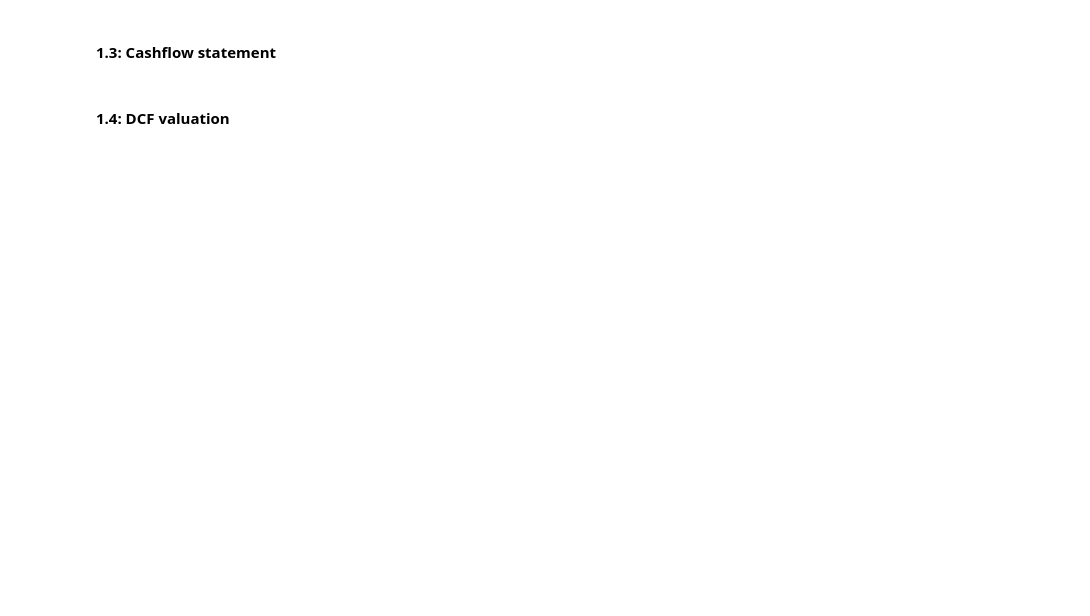
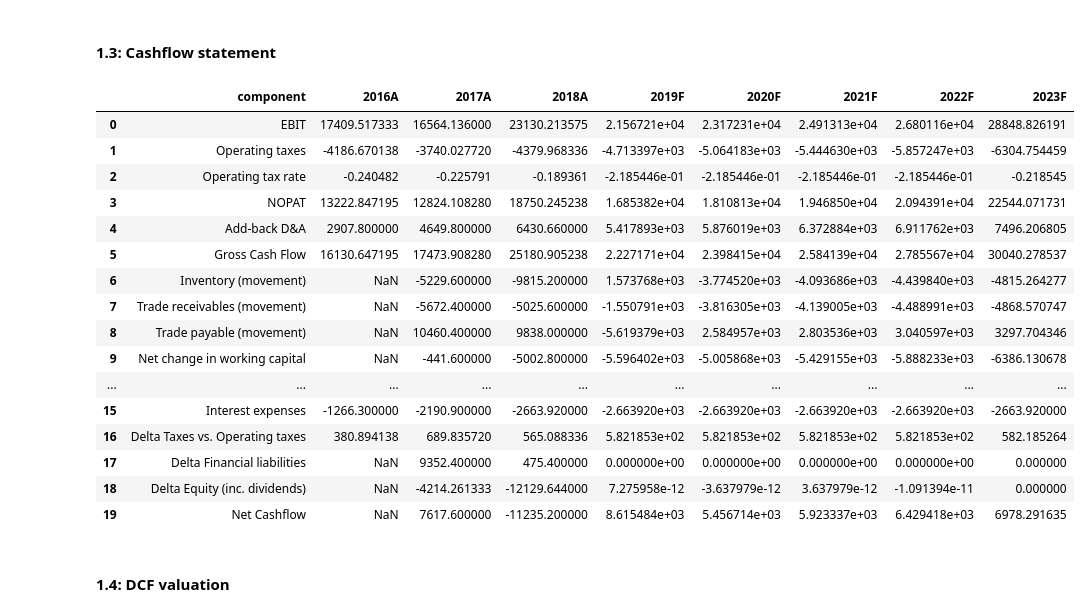
Before and after one commit to subhadri/financial_model, a Jupyter notebook: code/cheesco/company-valuation-2016-2018.ipynb, the cells around one changed output. Drawn from its saved outputs; the diff is of its cells as text; code cells hidden in the pictures; blank space fills up the shorter version.

```diff
--- a/code/cheesco/company-valuation-2016-2018.ipynb
+++ b/code/cheesco/company-valuation-2016-2018.ipynb
@@ -19,6 +19,7 @@ import pandas as pd
 import numpy as np
 # %%
 statement = FinancialStatement(comp="Cheese Co.",
+                               a_date=actual_dates,
                                f_date=forecast_dates,
                                inc=source_income(file_loc,actual_dates),
                                bs=source_balance(file_loc,actual_dates))
@@ -33,4 +70,24 @@ dcf = DCFValuation(wacc=0.1,lt_growth=0.02,a_date=actual_dates,f_date=forecast_d
 # %% [markdown]
 #### 1.3: Cashflow statement
+# %%
+report_table(statement.cash,statement.forecast_dates)
+# %% [output]
+|  | component | 2016A | 2017A | 2018A | 2019F | 2020F | 2021F | 2022F | 2023F |
+| 0 | EBIT | 17409.517333 | 16564.136000 | 23130.213575 | 2.156721e+04 | 2.317231e+04 | 2.491313e+04 | 2.680116e+04 | 28848.826191 |
+| 1 | Operating taxes | -4186.670138 | -3740.027720 | -4379.968336 | -4.713397e+03 | -5.064183e+03 | -5.444630e+03 | -5.857247e+03 | -6304.754459 |
+| 2 | Operating tax rate | -0.240482 | -0.225791 | -0.189361 | -2.185446e-01 | -2.185446e-01 | -2.185446e-01 | -2.185446e-01 | -0.218545 |
+| 3 | NOPAT | 13222.847195 | 12824.108280 | 18750.245238 | 1.685382e+04 | 1.810813e+04 | 1.946850e+04 | 2.094391e+04 | 22544.071731 |
+| 4 | Add-back D&A | 2907.800000 | 4649.800000 | 6430.660000 | 5.417893e+03 | 5.876019e+03 | 6.372884e+03 | 6.911762e+03 | 7496.206805 |
+| 5 | Gross Cash Flow | 16130.647195 | 17473.908280 | 25180.905238 | 2.227171e+04 | 2.398415e+04 | 2.584139e+04 | 2.785567e+04 | 30040.278537 |
+| 6 | Inventory (movement) | NaN | -5229.600000 | -9815.200000 | 1.573768e+03 | -3.774520e+03 | -4.093686e+03 | -4.439840e+03 | -4815.264277 |
+| 7 | Trade receivables (movement) | NaN | -5672.400000 | -5025.600000 | -1.550791e+03 | -3.816305e+03 | -4.139005e+03 | -4.488991e+03 | -4868.570747 |
+| 8 | Trade payable (movement) | NaN | 10460.400000 | 9838.000000 | -5.619379e+03 | 2.584957e+03 | 2.803536e+03 | 3.040597e+03 | 3297.704346 |
+| 9 | Net change in working capital | NaN | -441.600000 | -5002.800000 | -5.596402e+03 | -5.005868e+03 | -5.429155e+03 | -5.888233e+03 | -6386.130678 |
+| ... | ... | ... | ... | ... | ... | ... | ... | ... | ... |
+| 15 | Interest expenses | -1266.300000 | -2190.900000 | -2663.920000 | -2.663920e+03 | -2.663920e+03 | -2.663920e+03 | -2.663920e+03 | -2663.920000 |
+| 16 | Delta Taxes vs. Operating taxes | 380.894138 | 689.835720 | 565.088336 | 5.821853e+02 | 5.821853e+02 | 5.821853e+02 | 5.821853e+02 | 582.185264 |
+| 17 | Delta Financial liabilities | NaN | 9352.400000 | 475.400000 | 0.000000e+00 | 0.000000e+00 | 0.000000e+00 | 0.000000e+00 | 0.000000 |
+| 18 | Delta Equity (inc. dividends) | NaN | -4214.261333 | -12129.644000 | 7.275958e-12 | -3.637979e-12 | 3.637979e-12 | -1.091394e-11 | 0.000000 |
+| 19 | Net Cashflow | NaN | 7617.600000 | -11235.200000 | 8.615484e+03 | 5.456714e+03 | 5.923337e+03 | 6.429418e+03 | 6978.291635 |
 # %% [markdown]
 #### 1.4: DCF valuation
```
Also changed, not shown: parts of 6 cells of this notebook, 3 other files.
